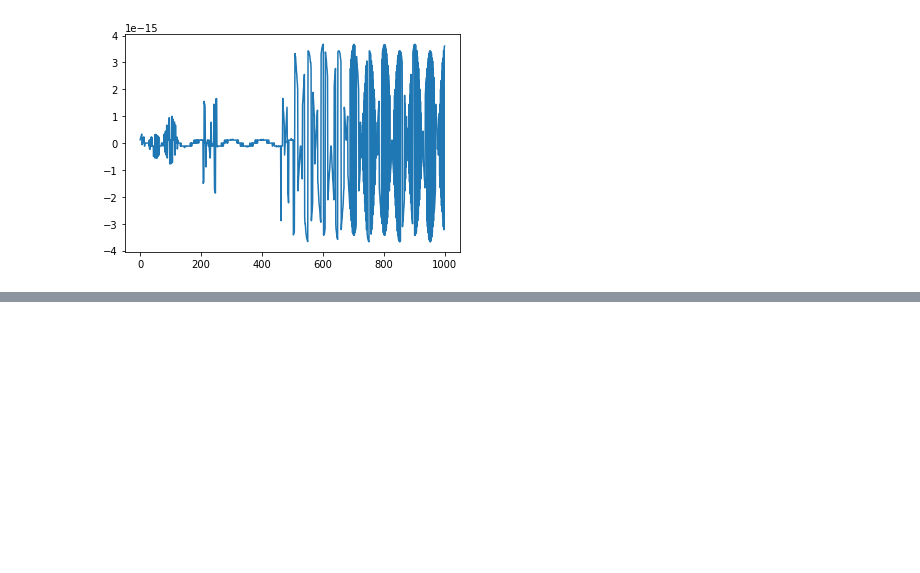
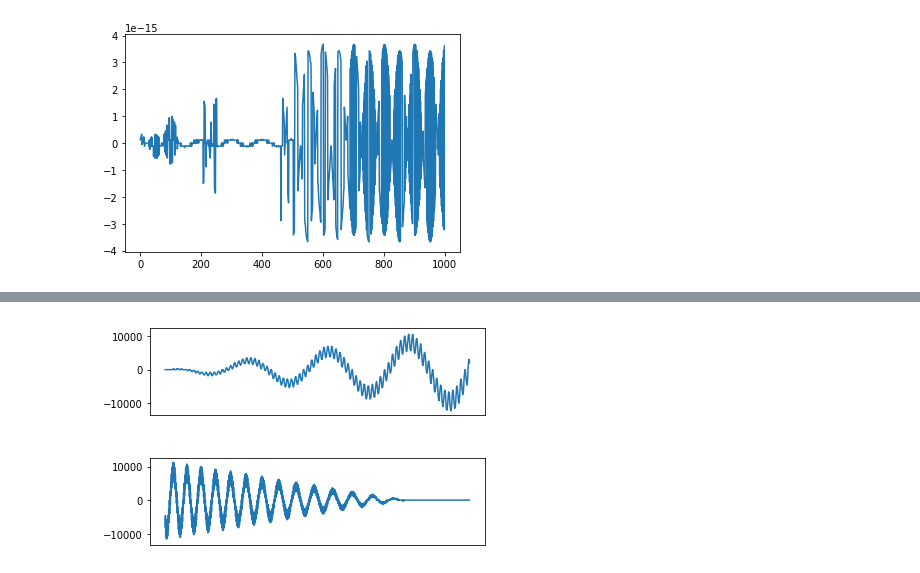
Before and after one commit to mmonnica/Matematicki-softver, a Jupyter notebook: 1.dz/Zvuk.ipynb, the cells around one changed output, grey strips where cells are left out. Saved outputs shown, nothing was run; the diff lists cells and outputs as text; code cells hidden in the pictures; blank space fills up the shorter version.

```diff
--- a/1.dz/Zvuk.ipynb
+++ b/1.dz/Zvuk.ipynb
@@ -181,0 +195,16 @@ plt.show()
+# %%
+%matplotlib agg
+rate, data = wav.read('button.wav')
+
+
+fig4, (soundBegin, soundEnd) = plt.subplots(2, sharey=True)
+fig4.subplots_adjust(hspace=0.5)
+soundBegin.plot(data[:800])
+soundEnd.plot(data[100000:115000])
+
+soundBegin.tick_params(axis='x', bottom='off', labelbottom='off')
+soundEnd.tick_params(axis='x', bottom='off', labelbottom='off')
+
+fig4
+# %% [output]
+[figure, added]
```
Also changed, not shown: parts of 7 cells of this notebook, 3 other files.
